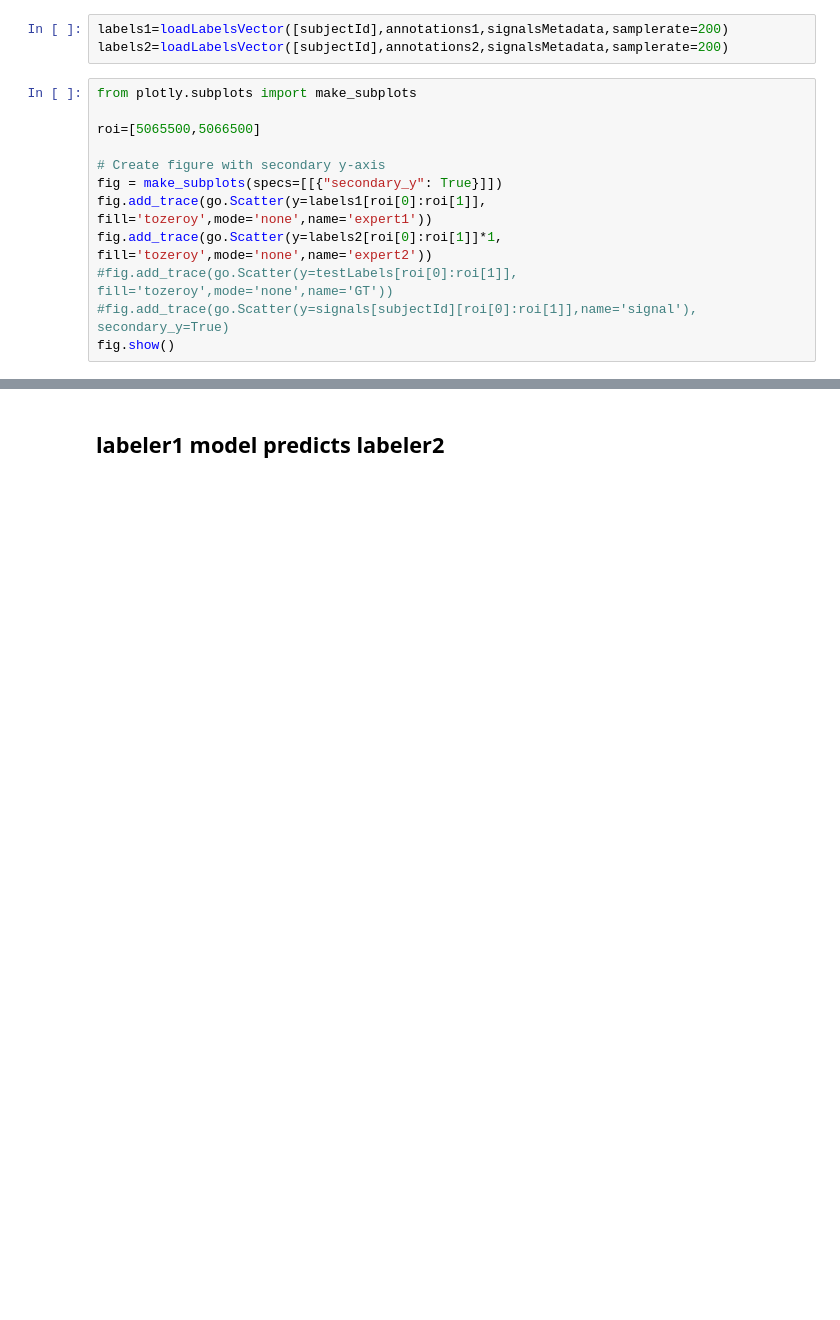
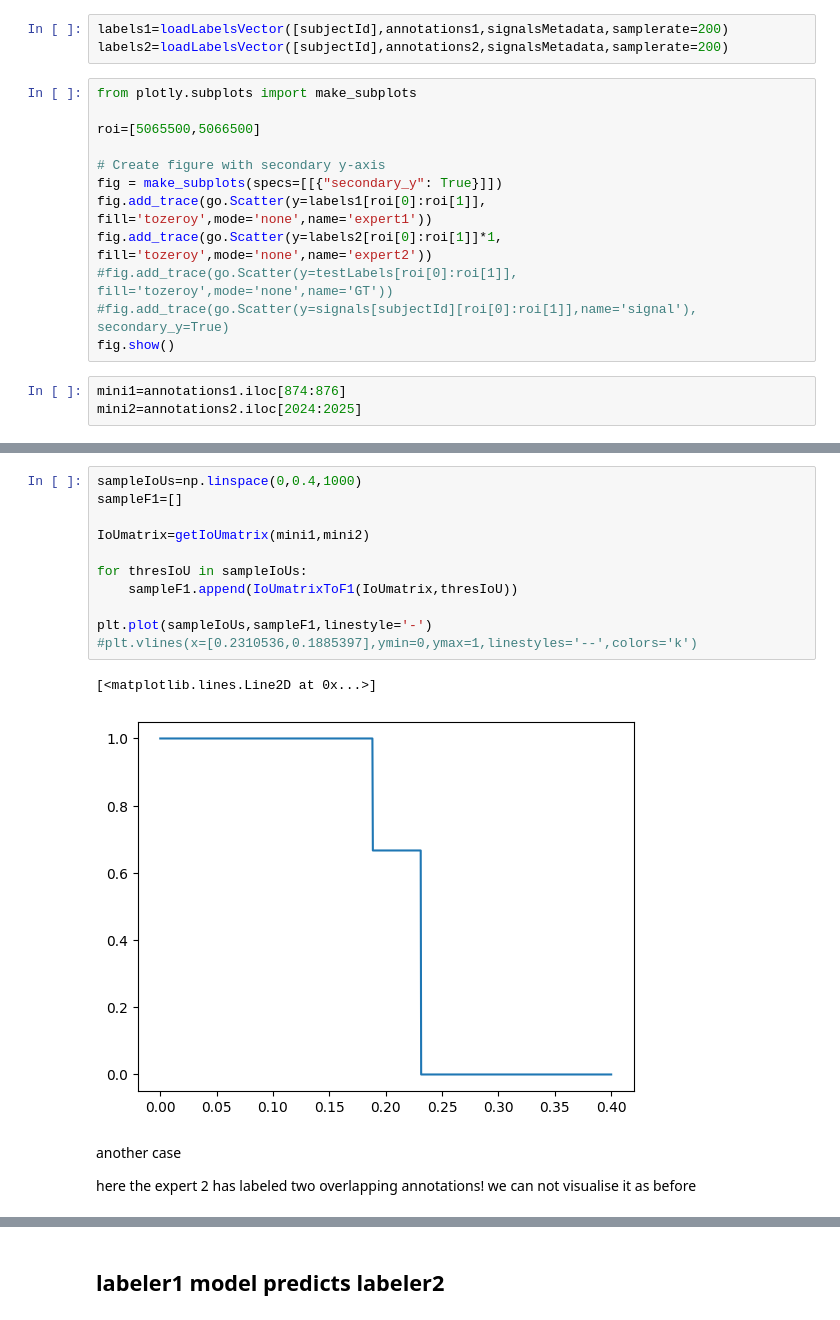
Before and after one commit to quiquegurdiel/SpinCo, a Jupyter notebook: Experiment007_interpredictability.ipynb, the cells around one changed output, grey strips where cells are left out. Cells and saved outputs as stored; diff of their text form; blank space fills up the shorter version.

```diff
--- a/Experiment007_interpredictability.ipynb
+++ b/Experiment007_interpredictability.ipynb
@@ -337,3 +211,6 @@ fig.add_trace(go.Scatter(y=labels2[roi[0]:roi[1]]*1, fill='tozeroy',mode='none',
 #fig.add_trace(go.Scatter(y=testLabels[roi[0]:roi[1]], fill='tozeroy',mode='none',name='GT'))
 #fig.add_trace(go.Scatter(y=signals[subjectId][roi[0]:roi[1]],name='signal'), secondary_y=True)
 fig.show()
+# %%
+mini1=annotations1.iloc[874:876]
+mini2=annotations2.iloc[2024:2025]
@@ -339,0 +228,18 @@ fig.show()
+# %%
+sampleIoUs=np.linspace(0,0.4,1000)
+sampleF1=[]
+
+IoUmatrix=getIoUmatrix(mini1,mini2)
+
+for thresIoU in sampleIoUs:
+    sampleF1.append(IoUmatrixToF1(IoUmatrix,thresIoU))
+
+plt.plot(sampleIoUs,sampleF1,linestyle='-')
+#plt.vlines(x=[0.2310536,0.1885397],ymin=0,ymax=1,linestyles='--',colors='k')
+# %% [output]
+[<matplotlib.lines.Line2D at 0x...>]
+[figure, added]
+# %% [markdown]
+another case
+
+here the expert 2 has labeled two overlapping annotations! we can not visualise it as before
```
Also changed, not shown: parts of 12 cells of this notebook, 2 other files.
